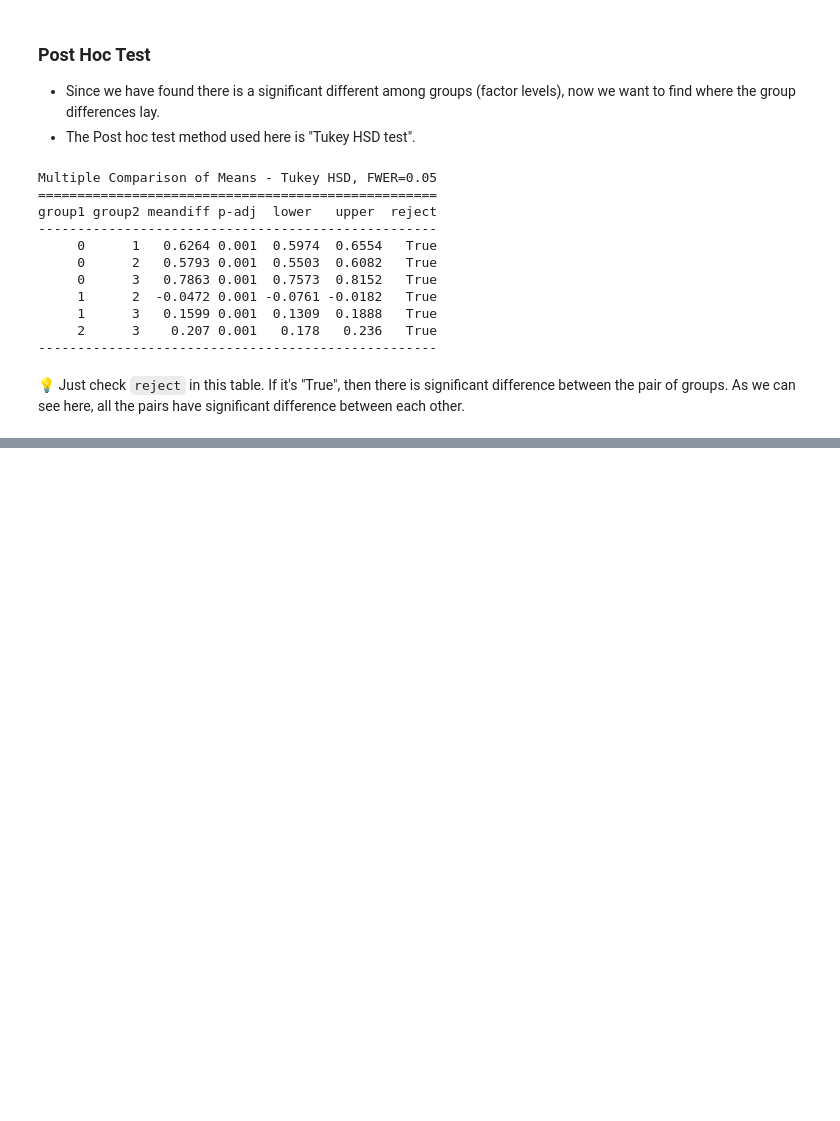
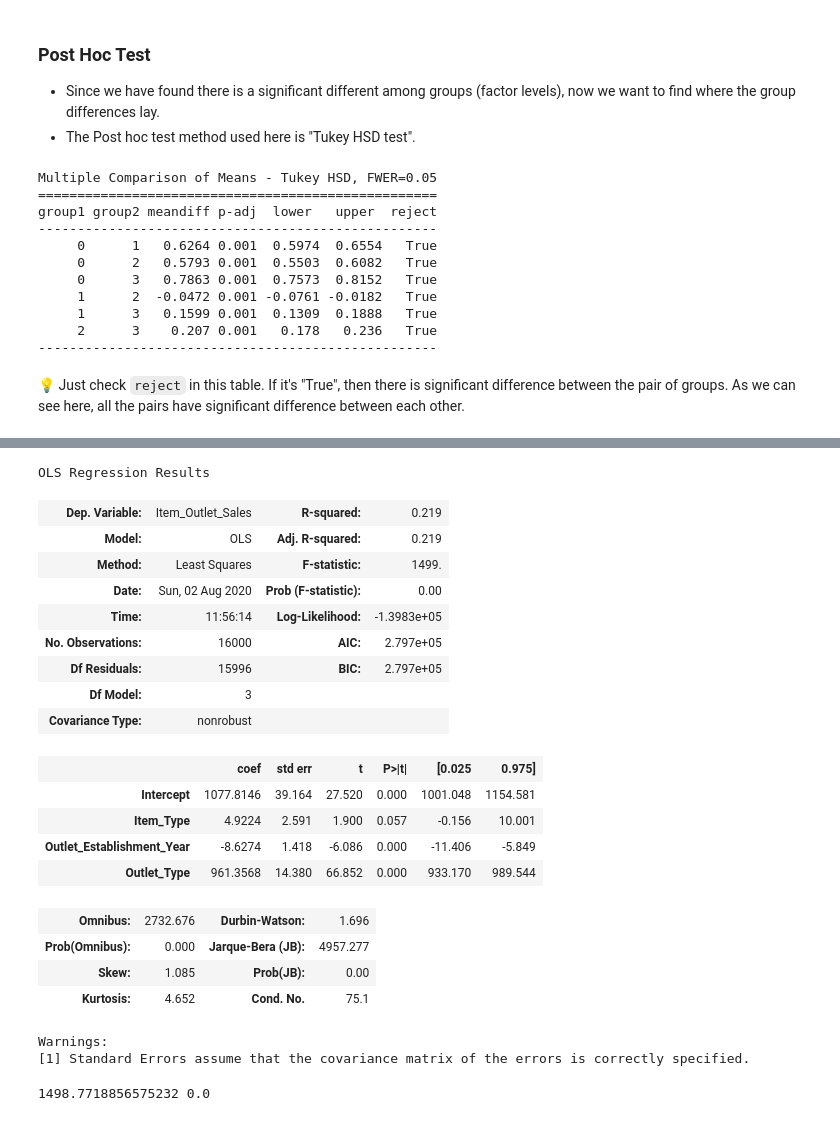
Before and after one commit to hanhanwu/Hanhan_Data_Science_Practice, a Jupyter notebook: Applied_Statistics/Learning_Notes/ANOVA_practice.ipynb, the cells around one changed output, grey strips where cells are left out. Saved outputs shown, nothing was run; the diff lists cells and outputs as text; code cells hidden in the pictures; blank space fills up the shorter version.

```diff
--- a/Applied_Statistics/Learning_Notes/ANOVA_practice.ipynb
+++ b/Applied_Statistics/Learning_Notes/ANOVA_practice.ipynb
@@ -257,0 +277,7 @@ group1 group2 meandiff p-adj  lower   upper  reject
+# %%
+selected_df = df[['Item_Type', 'Outlet_Establishment_Year', 'Outlet_Type', 'Item_Outlet_Sales']]\
+                                                      .groupby(['Item_Type', 'Outlet_Establishment_Year', 'Outlet_Type'])\
+                                                      .apply(lambda x: x.sample(100, replace=True))\
+                                                      .reset_index(drop=True)
+
+selected_df.head()
@@ -257,0 +291,32 @@ group1 group2 meandiff p-adj  lower   upper  reject
+# %%
+model = ols('Item_Outlet_Sales ~ Item_Type + Outlet_Establishment_Year + Outlet_Type', selected_df).fit()
+model.summary()
+# %% [output]
+OLS Regression Results
+| Dep. Variable: | Item_Outlet_Sales | R-squared: | 0.219 |
+| Model: | OLS | Adj. R-squared: | 0.219 |
+| Method: | Least Squares | F-statistic: | 1499. |
+| Date: | Sun, 02 Aug 2020 | Prob (F-statistic): | 0.00 |
+| Time: | 11:56:14 | Log-Likelihood: | -1.3983e+05 |
+| No. Observations: | 16000 | AIC: | 2.797e+05 |
+| Df Residuals: | 15996 | BIC: | 2.797e+05 |
+| Df Model: | 3 |  |  |
+| Covariance Type: | nonrobust |  |  |
+|  | coef | std err | t | P>|t| | [0.025 | 0.975] |
+| Intercept | 1077.8146 | 39.164 | 27.520 | 0.000 | 1001.048 | 1154.581 |
+| Item_Type | 4.9224 | 2.591 | 1.900 | 0.057 | -0.156 | 10.001 |
+| Outlet_Establishment_Year | -8.6274 | 1.418 | -6.086 | 0.000 | -11.406 | -5.849 |
+| Outlet_Type | 961.3568 | 14.380 | 66.852 | 0.000 | 933.170 | 989.544 |
+| Omnibus: | 2732.676 | Durbin-Watson: | 1.696 |
+| Prob(Omnibus): | 0.000 | Jarque-Bera (JB): | 4957.277 |
+| Skew: | 1.085 | Prob(JB): | 0.00 |
+| Kurtosis: | 4.652 | Cond. No. | 75.1 |
+Warnings:
+[1] Standard Errors assume that the covariance matrix of the errors is correctly specified.
+# %%
+# OLS model F, p-value
+F = model.fvalue
+p = model.f_pvalue
+print(F, p)
+# %% [output]
+1498.7718856575232 0.0
```
Also changed, not shown: parts of 12 cells of this notebook.
